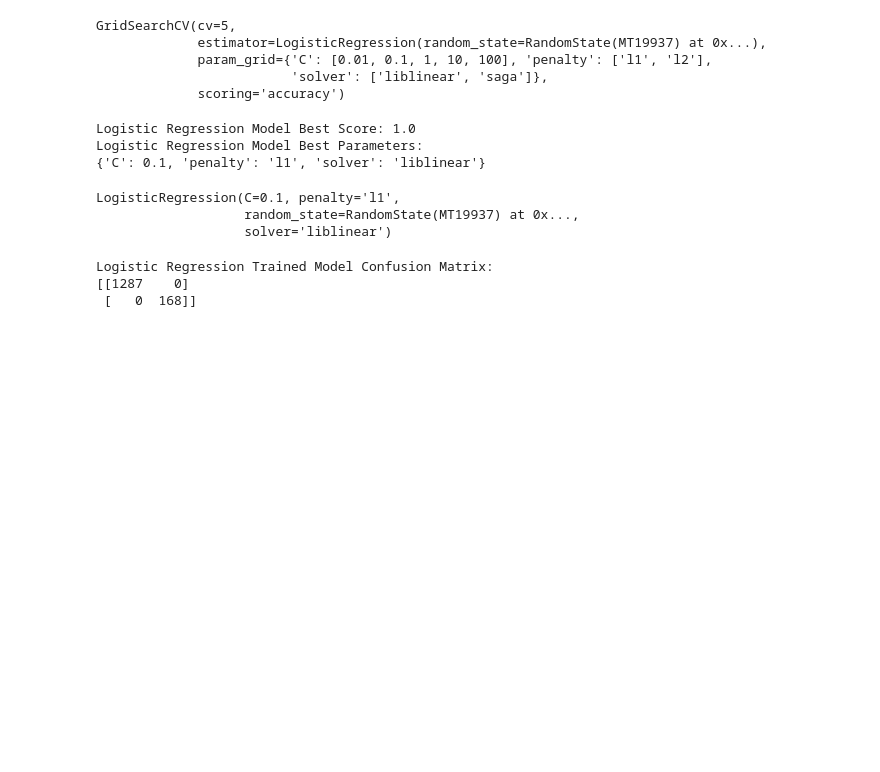
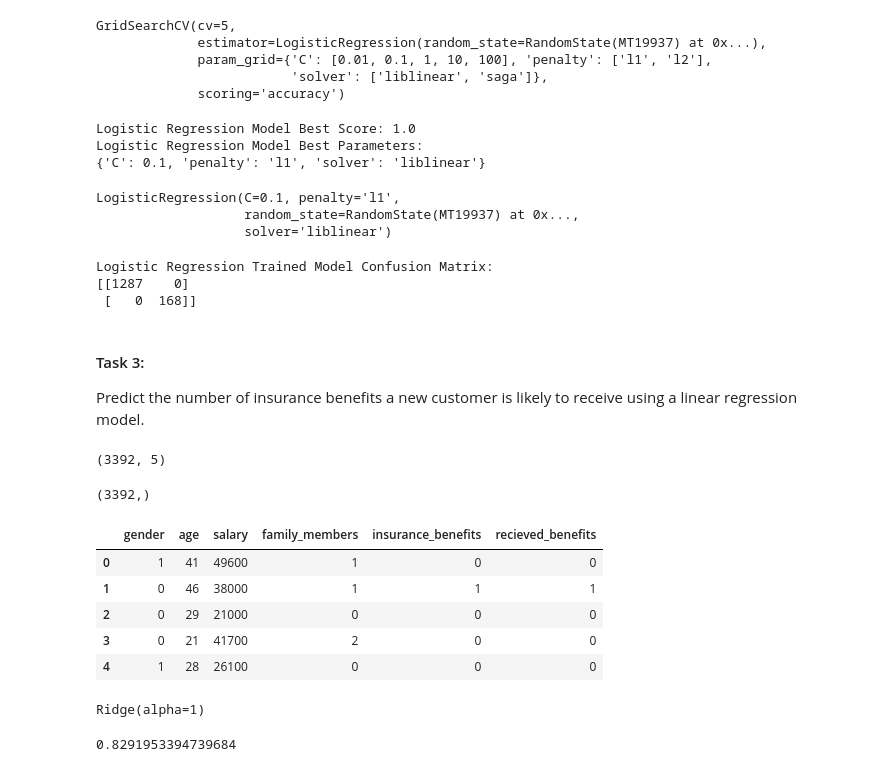
Before and after one commit to BLacuesta3/Sprint-11-Project, a Jupyter notebook: Sprint 11 Project File.ipynb, the cells around one changed output. Saved outputs shown, nothing was run; the diff lists cells and outputs as text; code cells hidden in the pictures; blank space fills up the shorter version.

```diff
--- a/Sprint 11 Project File.ipynb
+++ b/Sprint 11 Project File.ipynb
@@ -168,3 +189,6 @@ print(f"Logistic Regression Trained Model Confusion Matrix: \n{t2_trained_cmatri
 Logistic Regression Trained Model Confusion Matrix:
 [[1287    0]
  [   0  168]]
+# %% [markdown]
+#### Task 3:
+Predict the number of insurance benefits a new customer is likely to receive using a linear regression model.
@@ -170,0 +201,17 @@ Logistic Regression Trained Model Confusion Matrix:
+# %%
+t3_x_train.shape
+# %% [output]
+(3392, 5)
+# %%
+t3_y_train.shape
+# %% [output]
+(3392,)
+# %%
+insurance_df.head()
+# %% [output]
+|  | gender | age | salary | family_members | insurance_benefits | recieved_benefits |
+| 0 | 1 | 41 | 49600 | 1 | 0 | 0 |
+| 1 | 0 | 46 | 38000 | 1 | 1 | 1 |
+| 2 | 0 | 29 | 21000 | 0 | 0 | 0 |
+| 3 | 0 | 21 | 41700 | 2 | 0 | 0 |
+| 4 | 1 | 28 | 26100 | 0 | 0 | 0 |
@@ -170,0 +236,8 @@ Logistic Regression Trained Model Confusion Matrix:
+# %%
+best_model
+# %% [output]
+Ridge(alpha=1)
+# %%
+best_score
+# %% [output]
+0.8291953394739684
```
Also changed, not shown: parts of 15 cells of this notebook.
